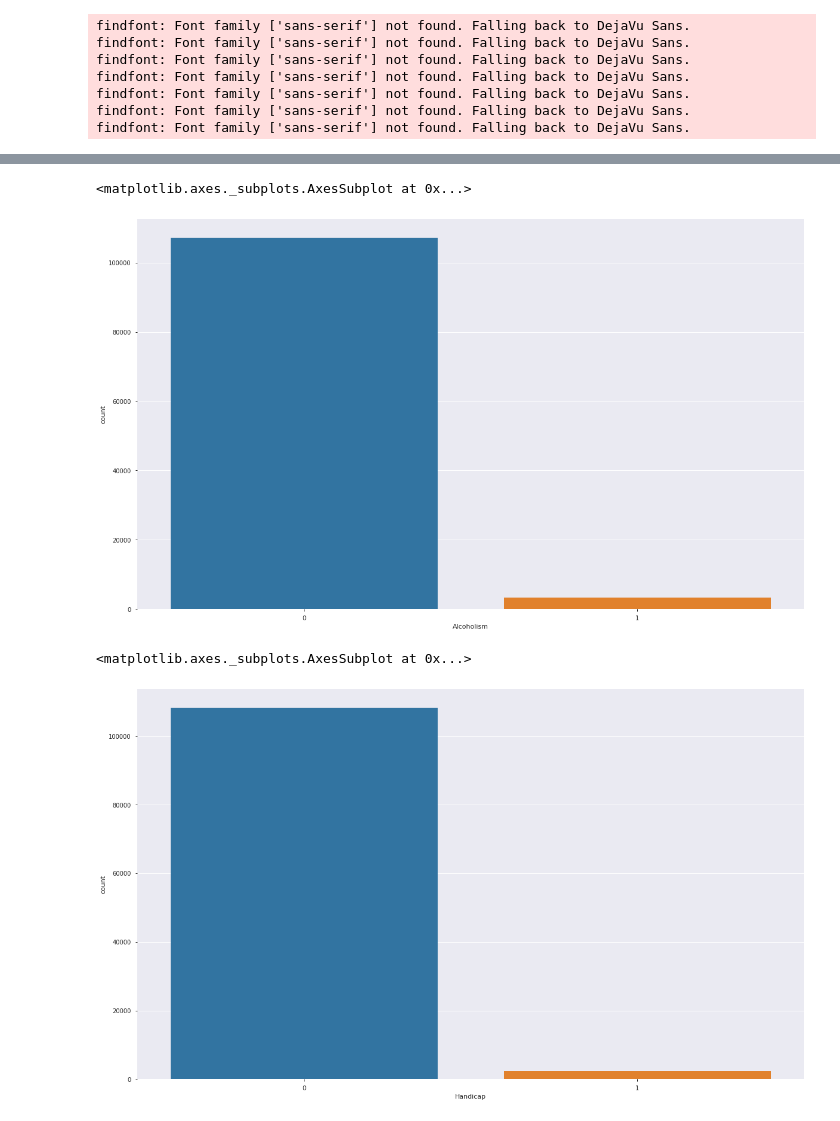
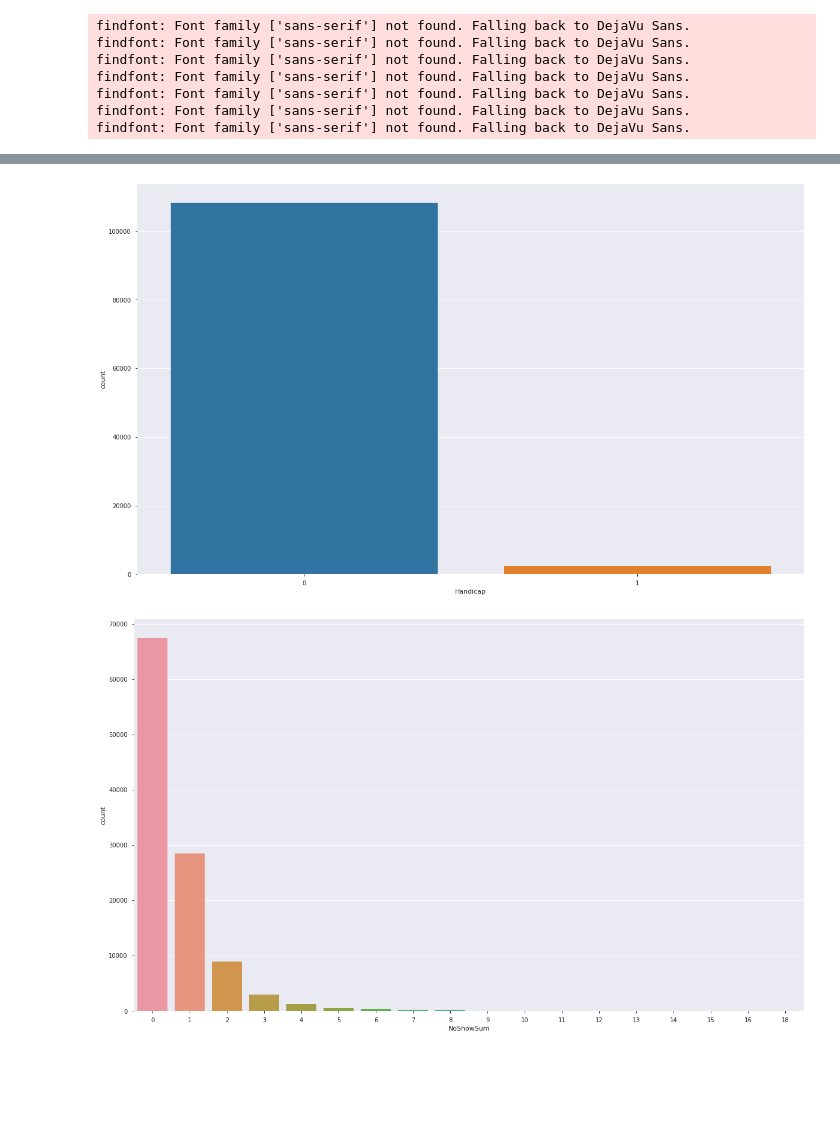
Before and after one commit to narquette/NoShowAppointments, a Jupyter notebook: Data_Prep.ipynb, the cells around one changed output, grey strips where cells are left out. Drawn from its saved outputs; the diff is of its cells as text; code cells hidden in the pictures; blank space fills up the shorter version.

Commit message:
Updated visualizations to save to a directory

```diff
--- a/Data_Prep.ipynb
+++ b/Data_Prep.ipynb
@@ -11,7 +16,9 @@ from helperFunctions import *
 # %%
 #get local directory
-filePath = os.path.join('Data','Preprocessing','NoShowAppointments_Kaggle_May2016.csv')
-appt_data = pd.read_csv(filePath,parse_dates=['ScheduledDay','AppointmentDay'])
+filePath = os.path.join('Data', 'Preprocessing',
+                        'NoShowAppointments_Kaggle_May2016.csv')
+appt_data = pd.read_csv(filePath,
+                        parse_dates=['ScheduledDay', 'AppointmentDay'])
 # %%
 #explore data
 appt_data.info()
@@ -50,12 +57,14 @@ appt_data.describe()
 | max | 9.999816e+14 | 5.790484e+06 | 115.000000 | 1.000000 | 1.000000 | 1.000000 | 1.000000 | 4.000000 | ... |
 # %%
 #change column name
-appt_data.rename(columns={"Hipertension" : "Hypertension"
-                          ,"SMS_received" : "SMSReceived"
-                          ,"No-show" : "NoShow"
-                          ,"Neighbourhood" : "Neighborhood"
-                          ,"Handcap" : "Handicap"}
-                 ,inplace=True)
+appt_data.rename(columns={
+    "Hipertension": "Hypertension",
+    "SMS_received": "SMSReceived",
+    "No-show": "NoShow",
+    "Neighbourhood": "Neighborhood",
+    "Handcap": "Handicap"
+},
+                 inplace=True)
 appt_data.head()
 # %% [output]
 |  | PatientId | AppointmentID | Gender | ScheduledDay | AppointmentDay | Age | Neighborhood | Scholarship | ... |
@@ -64,6 +73,13 @@ appt_data.head()
 | 2 | 4.262962e+12 | 5642549 | F | 2016-04-29 16:19:04+00:00 | 2016-04-29 00:00:00+00:00 | 62 | MATA DA PRAIA | 0 | ... |
 | 3 | 8.679512e+11 | 5642828 | F | 2016-04-29 17:29:31+00:00 | 2016-04-29 00:00:00+00:00 | 8 | PONTAL DE CAMBURI | 0 | ... |
 | 4 | 8.841186e+12 | 5642494 | F | 2016-04-29 16:07:23+00:00 | 2016-04-29 00:00:00+00:00 | 56 | JARDIM DA PENHA | 0 | ... |
+# %%
+#reorder column names (put feature first)
+appt_data = appt_data[[
+    'NoShow', 'PatientId', 'AppointmentID', 'Gender', 'ScheduledDay',
+    'AppointmentDay', 'Age', 'Neighborhood', 'Scholarship', 'Hypertension','Diabetes',
+    'Alcoholism', 'Handicap', 'SMSReceived'
+]]
 # %%
 #show handicap counts
 appt_data['Handicap'].value_counts()
@@ -292,3 +308,6 @@ above    53051
 same     29238
 below    28237
 Name: NormalVersusActualTempAverage, dtype: int64
+# %%
+#drop columns with co-linearity
+appt_data.drop(['ScheduledDay','AppointmentDay','Age'],axis=1,inplace=True)
@@ -370,14 +416,16 @@ sns.countplot(appt_data['Diabetes'])
 # %%
 plt.figure(figsize=(20,12))
-sns.countplot(appt_data['Alcoholism'])
+col = 'Handicap'
+sns.countplot(appt_data[col])
+plt.savefig(os.path.join('Visualizations',f"{col}_Count.png"))
 # %% [output]
-<matplotlib.axes._subplots.AxesSubplot at 0x...>
-[figure, old version]
+[figure, new version]
 # %%
 plt.figure(figsize=(20,12))
-sns.countplot(appt_data['Handicap'])
+col = 'NoShowSum'
+sns.countplot(appt_data[col])
+plt.savefig(os.path.join('Visualizations',f"{col}_Count.png"))
 # %% [output]
-<matplotlib.axes._subplots.AxesSubplot at 0x...>
-[figure, old version]
+[figure, new version]
 # %%
 plt.figure(figsize=(20,12))
```
Also changed, not shown: parts of 16 cells of this notebook, 18 other files.
